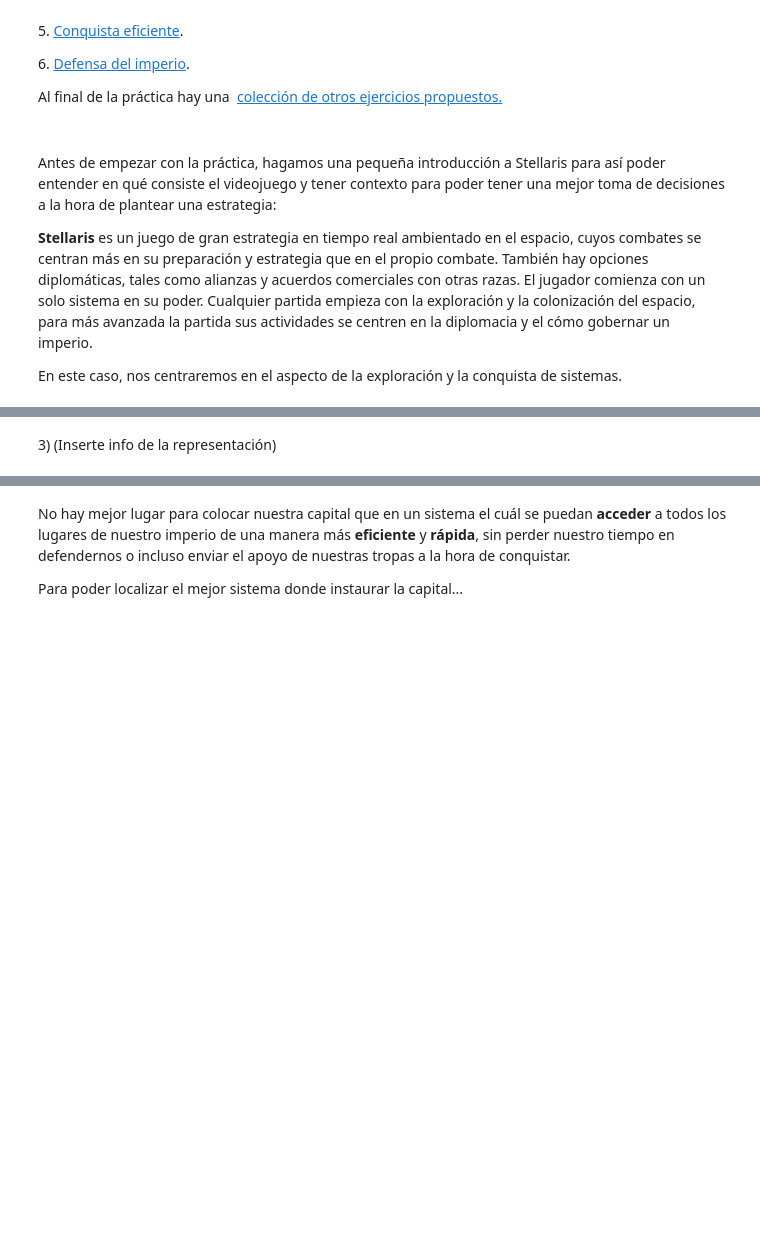
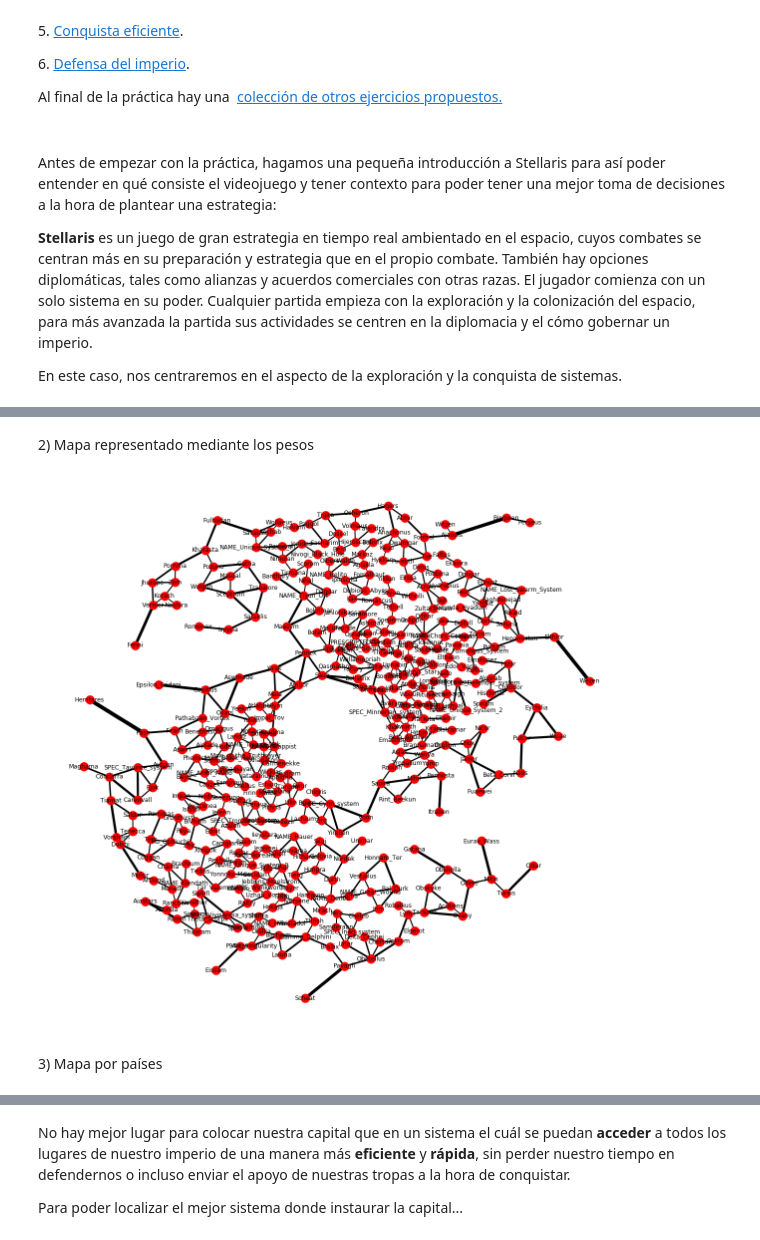
Before and after one commit to LuisMiguelTrinidad/ProyectoMD, a Jupyter notebook: Practica7-MD.ipynb, the cells around one changed output, grey strips where cells are left out. Drawn from its saved outputs; the diff is of its cells as text; code cells hidden in the pictures; blank space fills up the shorter version.

```diff
--- a/Practica7-MD.ipynb
+++ b/Practica7-MD.ipynb
@@ -32,3 +230,13 @@
+# %% [markdown]
+<p>2) Mapa representado mediante los pesos</p>
+# %%
+posiciones = {nodo: (mapa_completo.nodes[nodo]['x'], mapa_completo.nodes[nodo]['y']) for nodo in mapa_completo.nodes}
+plt.figure(figsize=(20, 20))
+edge_widths = [mapa_completo[u][v]['weight']/10 for u, v in mapa_completo.edges]
+nx.draw_networkx_edges(mapa_completo, pos=posiciones, width=edge_widths)
+nx.draw(mapa_completo, pos=posiciones, labels=nx.get_node_attributes(mapa_completo, "Label"), font_size=12)
+# %% [output]
+[figure, added]
 # %% [markdown]
-<p>3) (Inserte info de la representación)</p>
+<p>3) Mapa por países</p>
 # %% [markdown]
```
Also changed, not shown: parts of 40 cells of this notebook.
